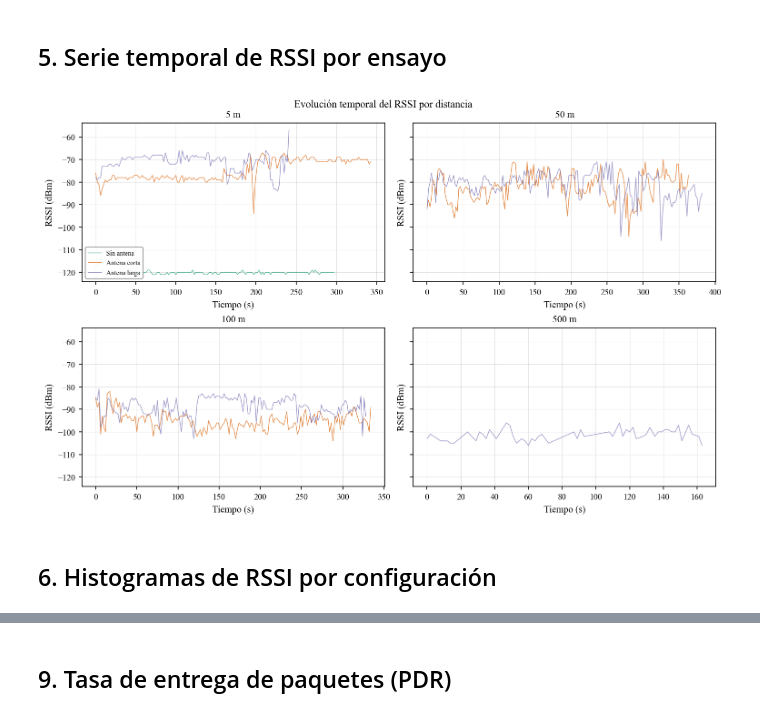
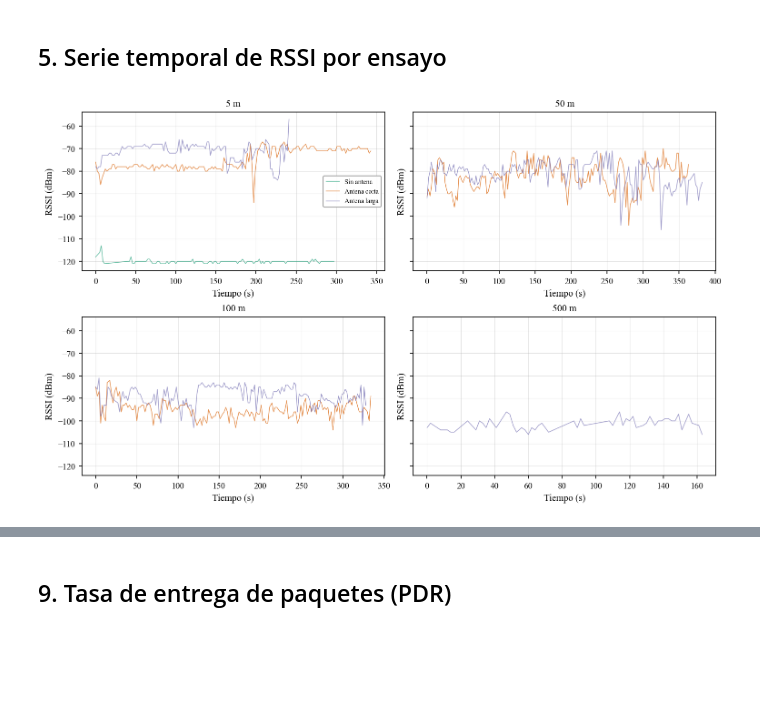
Before and after one commit to FranFer03/micropython-lora-sx127x, a Jupyter notebook: notebook/rsn.ipynb, the cells around one changed output, grey strips where cells are left out. Cells and saved outputs as stored; diff of their text form; code cells hidden in the pictures; blank space fills up the shorter version.

```diff
--- a/notebook/rsn.ipynb
+++ b/notebook/rsn.ipynb
@@ -210,7 +210,7 @@ Estilo paper configurado ✓
 ## 1. Distribución de RSSI — Boxplot por distancia y tipo de antena
 # %%
 # --- Fig 1: Boxplot RSSI por distancia y tipo de antena ---
-fig, ax = plt.subplots(figsize=(7, 4))
+fig, ax = plt.subplots(figsize=(10, 4.5))
 
 positions = []
 tick_positions = []
@@ -241,11 +241,10 @@ ax.set_xticks(tick_positions)
 ax.set_xticklabels(tick_labels)
 ax.set_ylabel("RSSI (dBm)")
 ax.set_xlabel("Distancia")
-ax.set_title("Distribución de RSSI por distancia y tipo de antena")
 
 # Leyenda manual
 from matplotlib.patches import Patch
 legend_elements = [Patch(facecolor=ANTENA_COLORS[a], alpha=0.7, label=ANTENA_LABELS[a]) for a in ANTENA_ORDER]
-ax.legend(handles=legend_elements, loc="lower left")
+ax.legend(handles=legend_elements, loc="upper right")
 plt.show()
 # %% [output]
@@ -330,7 +274,6 @@ ax.set_xticks(DIST_ORDER)
 ax.get_xaxis().set_major_formatter(mticker.ScalarFormatter())
 ax.set_xlabel("Distancia (m)")
 ax.set_ylabel("RSSI medio (dBm)")
-ax.set_title("RSSI medio vs distancia ($\\bar{x} \\pm \\sigma$)")
 ax.legend()
 ax.invert_yaxis()
 plt.show()
@@ -341,29 +281,0 @@ plt.show()
-# %%
-# --- Fig 4: RSSI vs distancia con ajuste log-distance path loss ---
-fig, ax = plt.subplots(figsize=(6, 4))
-
-for ant in ANTENA_ORDER:
-    sub = df_ensayos[df_ensayos["nombre"] == ant]
-    if sub.empty or sub["distancia"].nunique() < 2:
-        continue
-    stats_df = sub.groupby("distancia")["rssi"].mean()
-
-    # Ajuste lineal: RSSI = A - 10·n·log10(d)  →  RSSI vs log10(d)
-    x = np.log10(stats_df.index.values.astype(float))
-    y = stats_df.values
-    slope, intercept, r, p, se = scipy_linregress = __import__("scipy.stats", fromlist=["linregress"]).linregress(x, y)
-
-    d_fit = np.linspace(min(DIST_ORDER) * 0.8, max(DIST_ORDER) * 1.2, 200)
-    rssi_fit = intercept + slope * np.log10(d_fit)
-
-    ax.plot(stats_df.index, y, ANTENA_MARKERS[ant],
-            color=ANTENA_COLORS[ant], markeredgecolor="black", markeredgewidth=0.4,
-            markersize=7, label=f"{ANTENA_LABELS[ant]}")
-    ax.plot(d_fit, rssi_fit, "-", color=ANTENA_COLORS[ant], alpha=0.6, linewidth=1.0,
-            label=f"  n={-slope/10:.2f}, R²={r**2:.3f}")
-
-ax.set_xlabel("Distancia (m)")
-ax.set_ylabel("RSSI medio (dBm)")
-ax.set_title("Modelo log-distance path loss")
-ax.legend(fontsize=7.5, loc="lower left")
-plt.show()
@@ -374,27 +284,24 @@ plt.show()
 # %%
 # --- Fig 5: Serie temporal RSSI (un subplot por distancia) ---
 fig, axes = plt.subplots(2, 2, figsize=(10, 6), sharex=False, sharey=True)
 axes = axes.flatten()
 
 for idx, dist in enumerate(DIST_ORDER):
     ax = axes[idx]
     sub_dist = df_ensayos[df_ensayos["distancia"] == dist]
     for ant in ANTENA_ORDER:
         sub = sub_dist[sub_dist["nombre"] == ant]
         if sub.empty:
             continue
         t = (sub["fecha"] - sub["fecha"].iloc[0]).dt.total_seconds()
         ax.plot(t, sub["rssi"], color=ANTENA_COLORS[ant], alpha=0.7,
                 linewidth=0.7, label=ANTENA_LABELS[ant])
     ax.set_title(f"{dist} m", fontsize=10)
     ax.set_ylabel("RSSI (dBm)")
     ax.set_xlabel("Tiempo (s)")
     if idx == 0:
-        ax.legend(fontsize=7, loc="lower left")
+        ax.legend(fontsize=7, loc="center right")
 
-fig.suptitle("Evolución temporal del RSSI por distancia", fontsize=11, y=1.02)
 plt.show()
 # %% [output]
-[figure, old version]
+[figure, new version]
-# %% [markdown]
-## 6. Histogramas de RSSI por configuración
```
Also changed, not shown: parts of 34 cells of this notebook.
